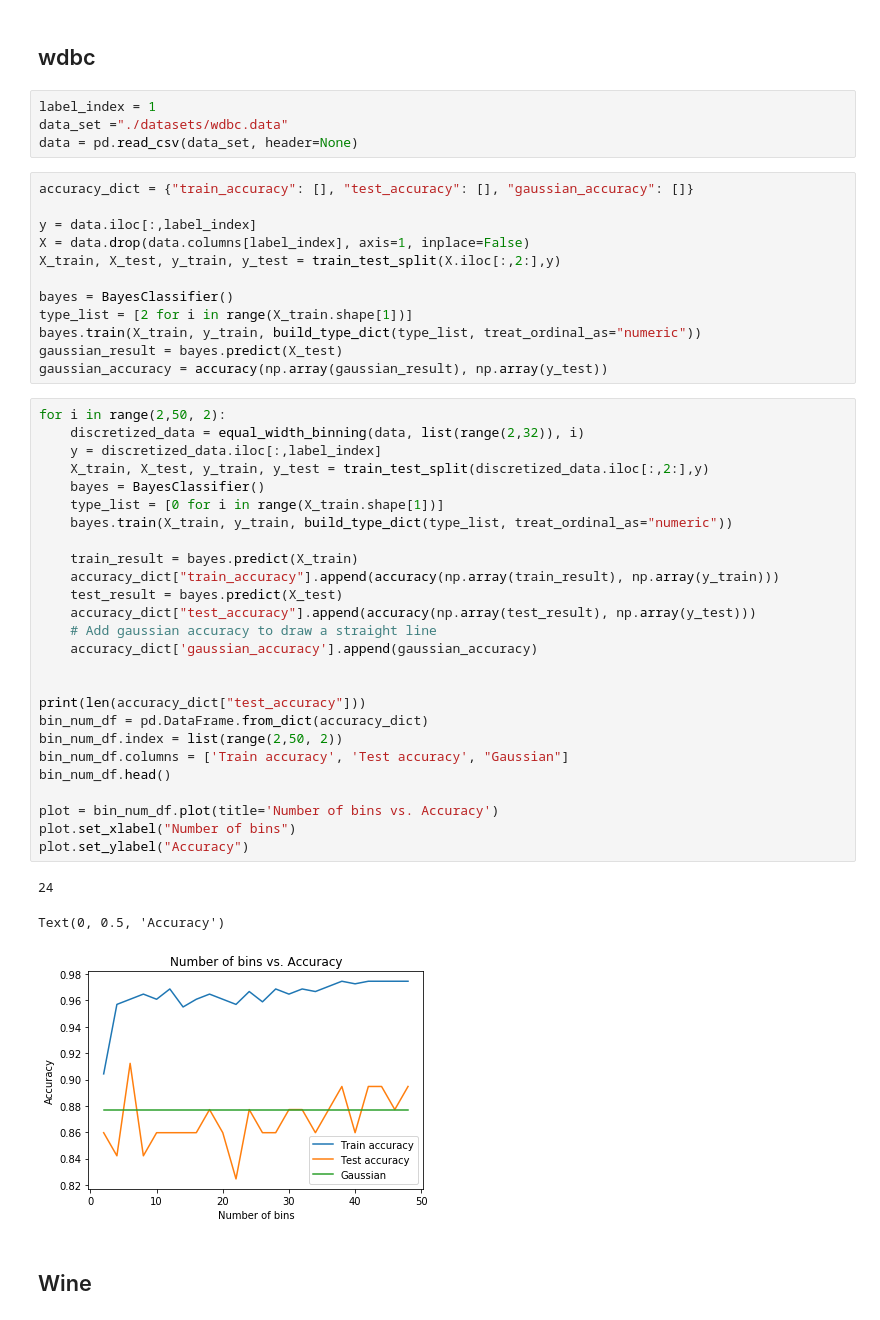
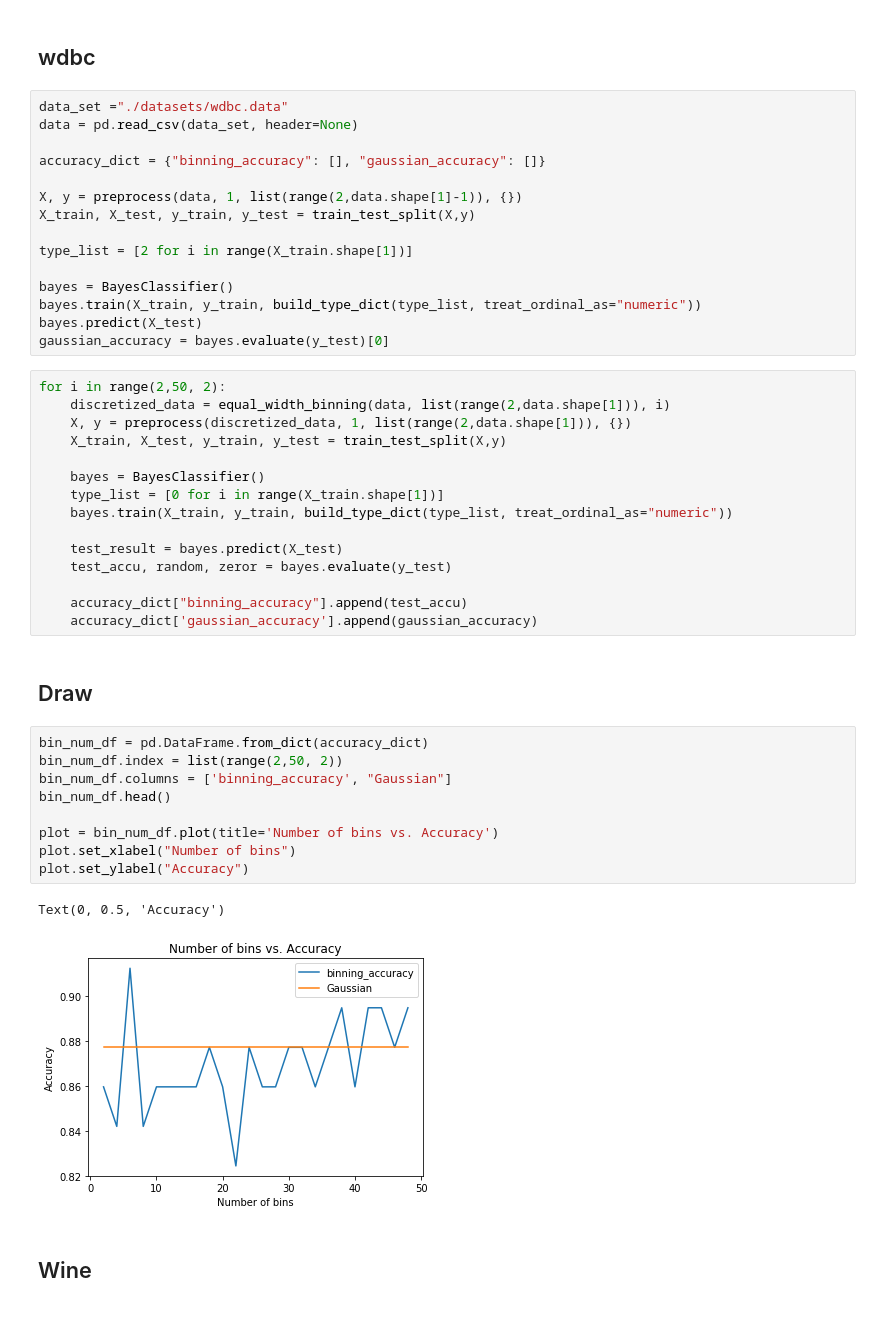
Before and after one commit to Haswf/NaiveBayesClassifier, a Jupyter notebook: assignment1_2020_template.ipynb, the cells around one changed output. Drawn from its saved outputs; the diff is of its cells as text.

```diff
--- a/assignment1_2020_template.ipynb
+++ b/assignment1_2020_template.ipynb
@@ -329,52 +297,50 @@ starting point). Does discretizing the variables improve classification performa
 to the Gaussian na¨ıve Bayes approach? Why or why not?
 # %% [markdown]
 ## wdbc
-# %%
-label_index = 1
-data_set ="./datasets/wdbc.data"
-data = pd.read_csv(data_set, header=None)
 # %%
-accuracy_dict = {"train_accuracy": [], "test_accuracy": [], "gaussian_accuracy": []}
+data_set ="./datasets/wdbc.data"
+data = pd.read_csv(data_set, header=None)
 
-y = data.iloc[:,label_index]
-X = data.drop(data.columns[label_index], axis=1, inplace=False)
-X_train, X_test, y_train, y_test = train_test_split(X.iloc[:,2:],y)
+accuracy_dict = {"binning_accuracy": [], "gaussian_accuracy": []}
+
+X, y = preprocess(data, 1, list(range(2,data.shape[1]-1)), {})
+X_train, X_test, y_train, y_test = train_test_split(X,y)
+
+type_list = [2 for i in range(X_train.shape[1])]
 
 bayes = BayesClassifier()
-type_list = [2 for i in range(X_train.shape[1])]
 bayes.train(X_train, y_train, build_type_dict(type_list, treat_ordinal_as="numeric"))
-gaussian_result = bayes.predict(X_test)
-gaussian_accuracy = accuracy(np.array(gaussian_result), np.array(y_test))
+bayes.predict(X_test)
+gaussian_accuracy = bayes.evaluate(y_test)[0]
 # %%
 for i in range(2,50, 2):
-    discretized_data = equal_width_binning(data, list(range(2,32)), i)
-    y = discretized_data.iloc[:,label_index]
-    X_train, X_test, y_train, y_test = train_test_split(discretized_data.iloc[:,2:],y)
+    discretized_data = equal_width_binning(data, list(range(2,data.shape[1])), i)
+    X, y = preprocess(discretized_data, 1, list(range(2,data.shape[1])), {})
+    X_train, X_test, y_train, y_test = train_test_split(X,y)
+
     bayes = BayesClassifier()
     type_list = [0 for i in range(X_train.shape[1])]
     bayes.train(X_train, y_train, build_type_dict(type_list, treat_ordinal_as="numeric"))
 
-    train_result = bayes.predict(X_train)
-    accuracy_dict["train_accuracy"].append(accuracy(np.array(train_result), np.array(y_train)))
     test_result = bayes.predict(X_test)
-    accuracy_dict["test_accuracy"].append(accuracy(np.array(test_result), np.array(y_test)))
-    # Add gaussian accuracy to draw a straight line
+    test_accu, random, zeror = bayes.evaluate(y_test)
+
+    accuracy_dict["binning_accuracy"].append(test_accu)
     accuracy_dict['gaussian_accuracy'].append(gaussian_accuracy)
-
-
-print(len(accuracy_dict["test_accuracy"]))
-bin_num_df = pd.DataFrame.from_dict(accuracy_dict)
-bin_num_df.index = list(range(2,50, 2))
-bin_num_df.columns = ['Train accuracy', 'Test accuracy', "Gaussian"]
-bin_num_df.head()
-
-plot = bin_num_df.plot(title='Number of bins vs. Accuracy')
-plot.set_xlabel("Number of bins")
-plot.set_ylabel("Accuracy")
-# %% [output]
-24
-Text(0, 0.5, 'Accuracy')
-[figure, removed]
+# %% [markdown]
+## Draw
+# %%
+bin_num_df = pd.DataFrame.from_dict(accuracy_dict)
+bin_num_df.index = list(range(2,50, 2))
+bin_num_df.columns = ['binning_accuracy', "Gaussian"]
+bin_num_df.head()
+
+plot = bin_num_df.plot(title='Number of bins vs. Accuracy')
+plot.set_xlabel("Number of bins")
+plot.set_ylabel("Accuracy")
+# %% [output]
+Text(0, 0.5, 'Accuracy')
+[figure, added]
 # %% [markdown]
 ## Wine
 # %%
```
Also changed, not shown: parts of 46 cells of this notebook.
